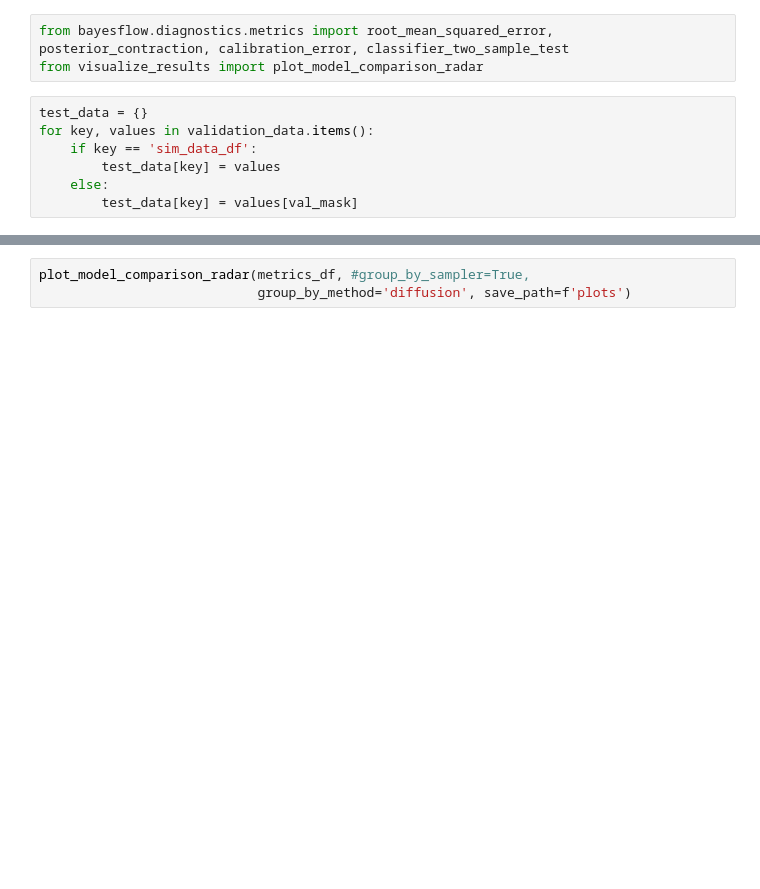
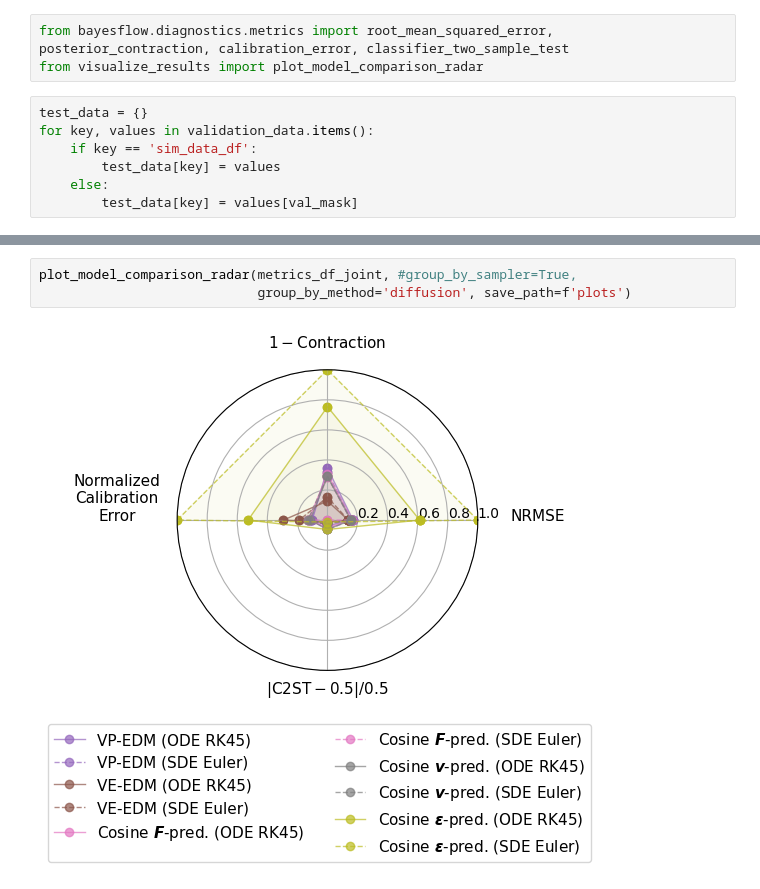
Before and after one commit to vepe99/diffusion-experiments, a Jupyter notebook: case_study2/petab_benchmark.ipynb, the cells around one changed output, grey strips where cells are left out. Cells and saved outputs as stored; diff of their text form; blank space fills up the shorter version.

```diff
--- a/case_study2/petab_benchmark.ipynb
+++ b/case_study2/petab_benchmark.ipynb
@@ -582,3 +666,5 @@ plot_model_comparison_radar(metrics_df, group_by_sampler=True, save_path=f'plots
 # %%
-plot_model_comparison_radar(metrics_df, #group_by_sampler=True,
+plot_model_comparison_radar(metrics_df_joint, #group_by_sampler=True,
                             group_by_method='diffusion', save_path=f'plots')
+# %% [output]
+[figure, added]
```
Also changed, not shown: parts of 10 cells of this notebook, 4 other files.
